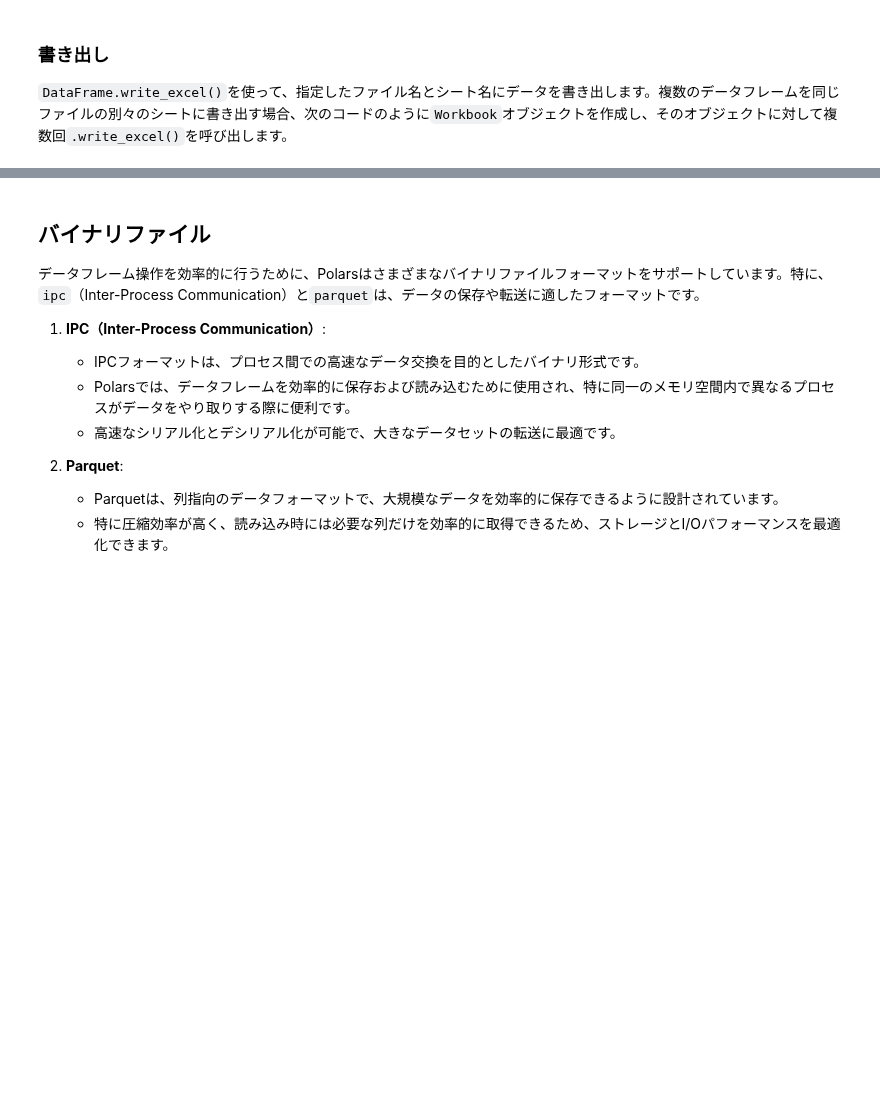
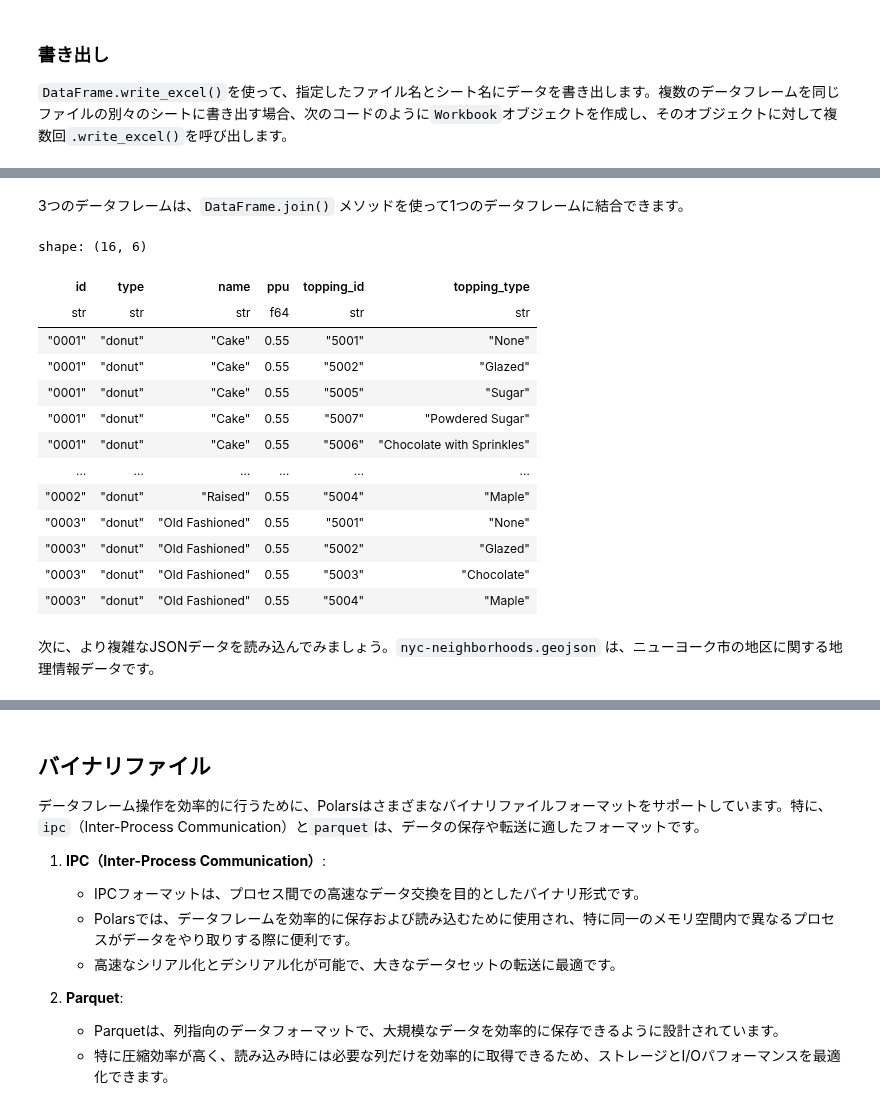
Before and after one commit to ruoyu0088/polars_guide, a Jupyter notebook: polars_guide/006_polars_input_and_output.ipynb, the cells around one changed output, grey strips where cells are left out. Drawn from its saved outputs; the diff is of its cells as text; code cells hidden in the pictures; blank space fills up the shorter version.

```diff
--- a/polars_guide/006_polars_input_and_output.ipynb
+++ b/polars_guide/006_polars_input_and_output.ipynb
@@ -312,0 +469,21 @@ with xlsxwriter.Workbook("data/xlsx_example_output.xlsx") as wb:
+# %% [markdown]
+3つのデータフレームは、`DataFrame.join()` メソッドを使って1つのデータフレームに結合できます。
+# %%
+df_donut.join(df_donut_topping, on='id').join(df_topping, on='topping_id')
+# %% [output]
+shape: (16, 6)
+| id | type | name | ppu | topping_id | topping_type |
+| str | str | str | f64 | str | str |
+| "0001" | "donut" | "Cake" | 0.55 | "5001" | "None" |
+| "0001" | "donut" | "Cake" | 0.55 | "5002" | "Glazed" |
+| "0001" | "donut" | "Cake" | 0.55 | "5005" | "Sugar" |
+| "0001" | "donut" | "Cake" | 0.55 | "5007" | "Powdered Sugar" |
+| "0001" | "donut" | "Cake" | 0.55 | "5006" | "Chocolate with Sprinkles" |
+| … | … | … | … | … | … |
+| "0002" | "donut" | "Raised" | 0.55 | "5004" | "Maple" |
+| "0003" | "donut" | "Old Fashioned" | 0.55 | "5001" | "None" |
+| "0003" | "donut" | "Old Fashioned" | 0.55 | "5002" | "Glazed" |
+| "0003" | "donut" | "Old Fashioned" | 0.55 | "5003" | "Chocolate" |
+| "0003" | "donut" | "Old Fashioned" | 0.55 | "5004" | "Maple" |
+# %% [markdown]
+次に、より複雑なJSONデータを読み込んでみましょう。`nyc-neighborhoods.geojson` は、ニューヨーク市の地区に関する地理情報データです。
```
Also changed, not shown: parts of 22 cells of this notebook, 2 other files.
